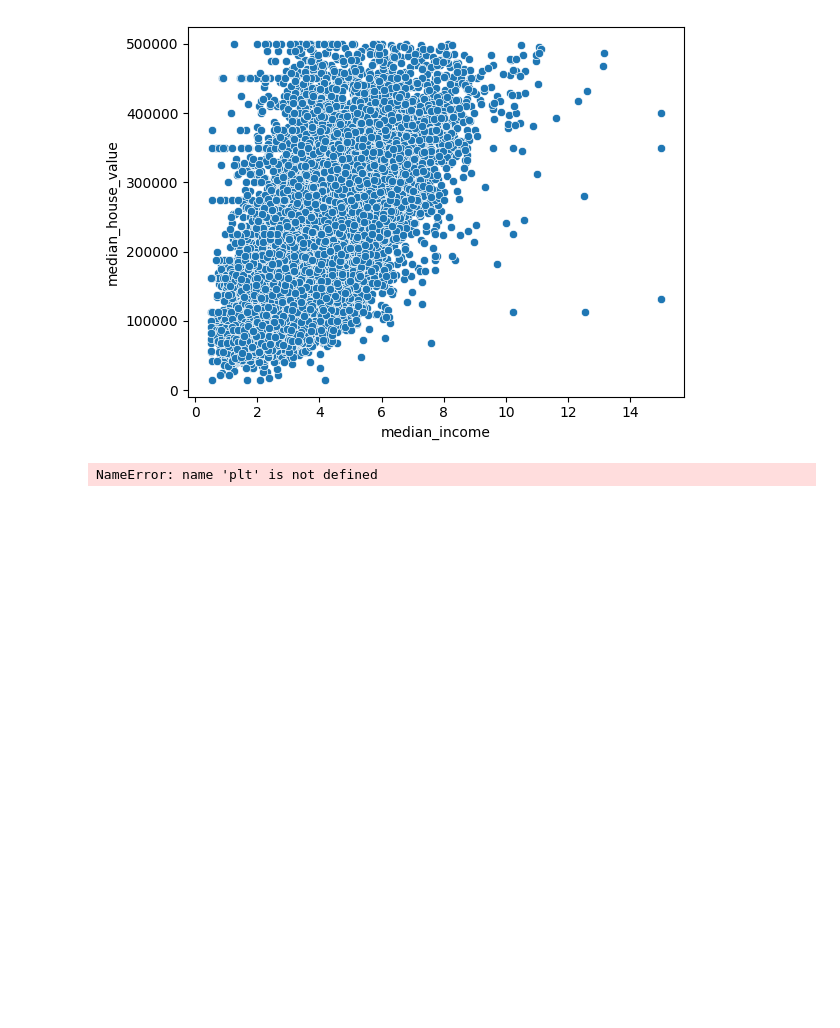
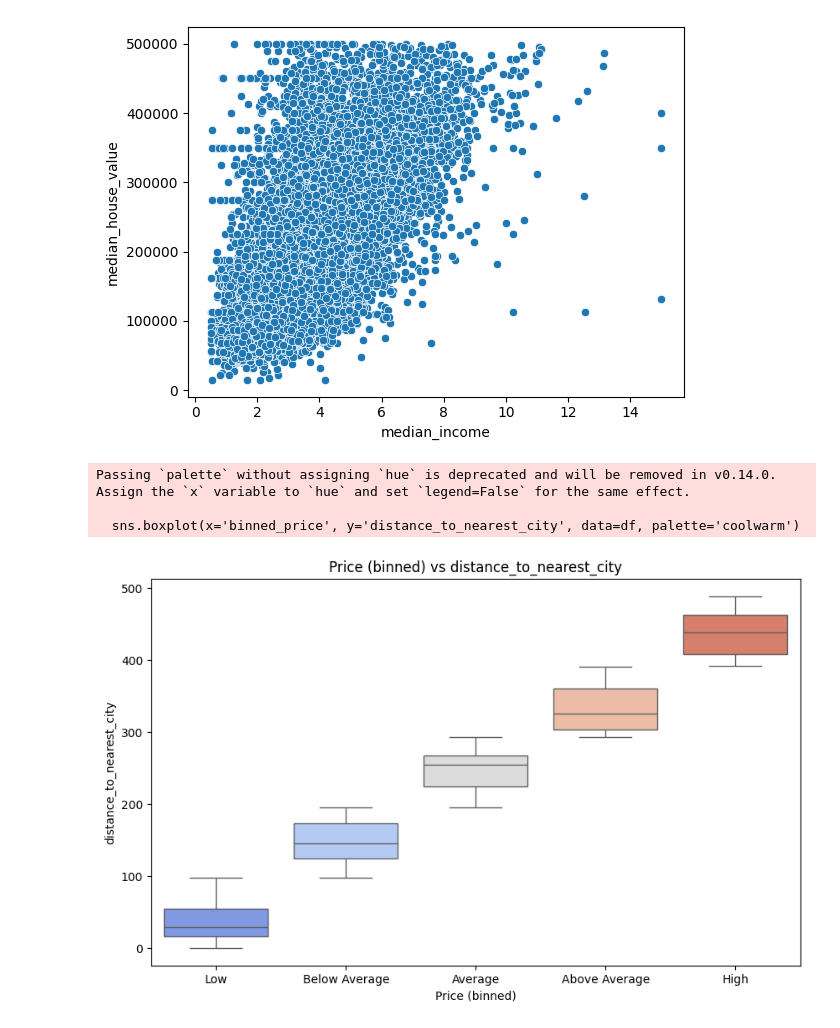
Before and after one commit to RovSveta/Advanced_Data_analytics_2025, a Jupyter notebook: Exercise_project_1/Regression_dataset/overlapping_and_trends.ipynb, the cells around one changed output. Cells and saved outputs as stored; diff of their text form; code cells hidden in the pictures; blank space fills up the shorter version.

```diff
--- a/Exercise_project_1/Regression_dataset/overlapping_and_trends.ipynb
+++ b/Exercise_project_1/Regression_dataset/overlapping_and_trends.ipynb
@@ -28,12 +28,15 @@ sns.scatterplot(data=df, x="median_income", y="median_house_value")
 <Axes: xlabel='median_income', ylabel='median_house_value'>
 [figure]
 # %%
-# compare binned price to grade
+# compare binned_price to distance_to_nearest_city
 plt.figure(figsize=(10, 6))
-sns.boxplot(x='binned_price', y='ocean_proximity_INLAND', data=df, palette='coolwarm')
-plt.title('Price (binned) vs ocean_proximity_INLAND')
+sns.boxplot(x='binned_price', y='distance_to_nearest_city', data=df, palette='coolwarm')
+plt.title('Price (binned) vs distance_to_nearest_city')
 plt.xlabel('Price (binned)')
-plt.ylabel('ocean_proximity_INLAND')
+plt.ylabel('distance_to_nearest_city')
 plt.show()
 # %% [output]
-NameError: name 'plt' is not defined
+Passing `palette` without assigning `hue` is deprecated and will be removed in v0.14.0. Assign the `x` variable to `hue` and set `legend=False` for the same effect.
+
+  sns.boxplot(x='binned_price', y='distance_to_nearest_city', data=df, palette='coolwarm')
+[figure, added]
```
Also changed, not shown: parts of 4 cells of this notebook, 4 other files.
